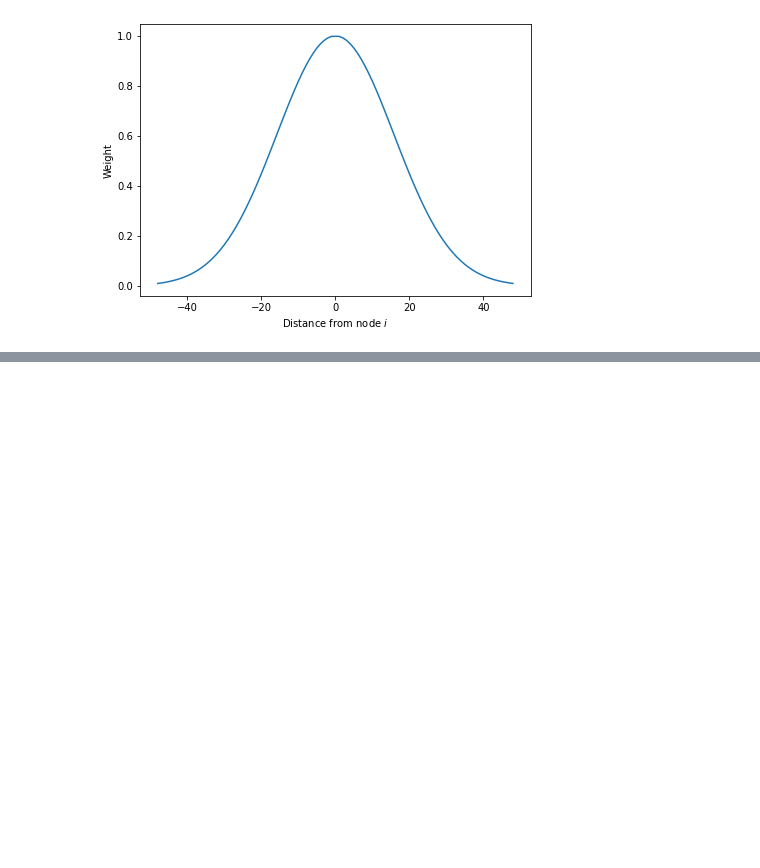
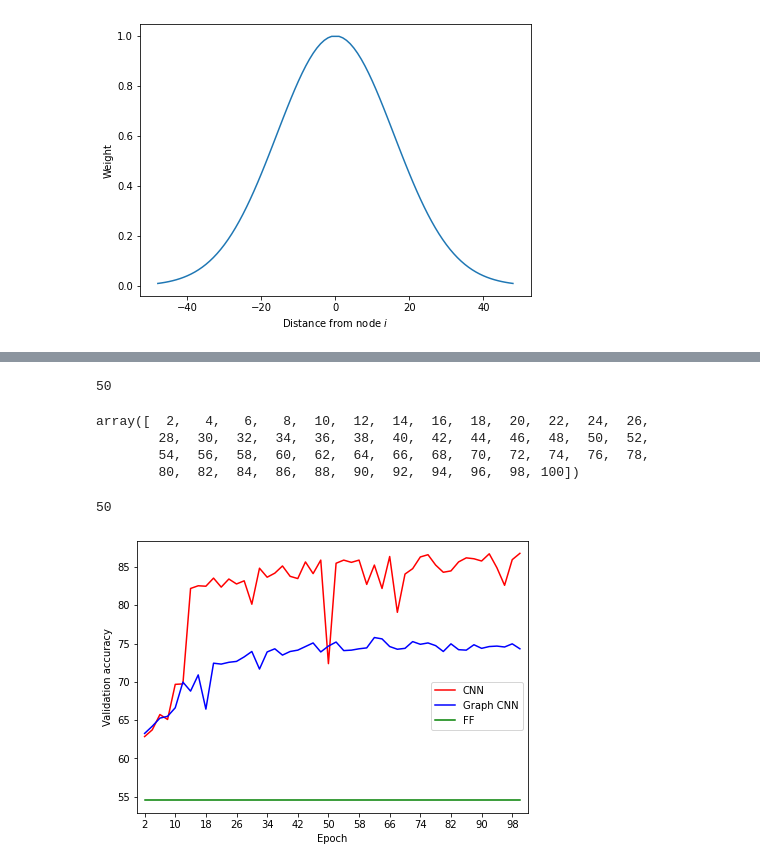
Before and after one commit to agarwalmanvi/cnn_graph, a Jupyter notebook: Plots + preprocessing.ipynb, the cells around one changed output, grey strips where cells are left out. Drawn from its saved outputs; the diff is of its cells as text; code cells hidden in the pictures; blank space fills up the shorter version.

```diff
--- a/Plots + preprocessing.ipynb
+++ b/Plots + preprocessing.ipynb
@@ -92,0 +82,4 @@ with open(os.path.join(path, "test_apnea_data.npz"), "wb") as f:
+# %%
+# import ff results
+with open("./res/ff.pkl", "rb") as f:
+    ff = pkl.load(f)
@@ -92,0 +95,37 @@ with open(os.path.join(path, "test_apnea_data.npz"), "wb") as f:
+# %%
+ff_acc = []
+for i in range(len(ff)):
+    if i > 0:
+        ff_acc.append(ff[i]["test/acc_step"].item())
+# %%
+ff_acc = np.array(ff_acc) * 100
+# %%
+len(ff_acc)
+# %% [output]
+50
+# %%
+xs = np.arange(101)[2::2]
+# %%
+xs
+# %% [output]
+array([  2,   4,   6,   8,  10,  12,  14,  16,  18,  20,  22,  24,  26,
+        28,  30,  32,  34,  36,  38,  40,  42,  44,  46,  48,  50,  52,
+        54,  56,  58,  60,  62,  64,  66,  68,  70,  72,  74,  76,  78,
+        80,  82,  84,  86,  88,  90,  92,  94,  96,  98, 100])
+# %%
+len(xs)
+# %% [output]
+50
+# %%
+fig, ax = plt.subplots(figsize=(7, 5))
+ax.plot(xs, cnn_acc, c="red", label="CNN")
+ax.plot(xs, graph_cnn_acc, c="blue", label="Graph CNN")
+ax.plot(xs, ff_acc, c="green", label="FF")
+ax.set_xlim(0, 102)
+ax.set_xticks(np.arange(2, 101, 8))
+ax.set_ylabel("Validation accuracy")
+ax.set_xlabel("Epoch")
+plt.legend(bbox_to_anchor=(1, 0.5))
+plt.savefig("val_acc.png", dpi=300)
+# %% [output]
+[figure, added]
```
Also changed, not shown: parts of 17 cells of this notebook, 9 other files.
